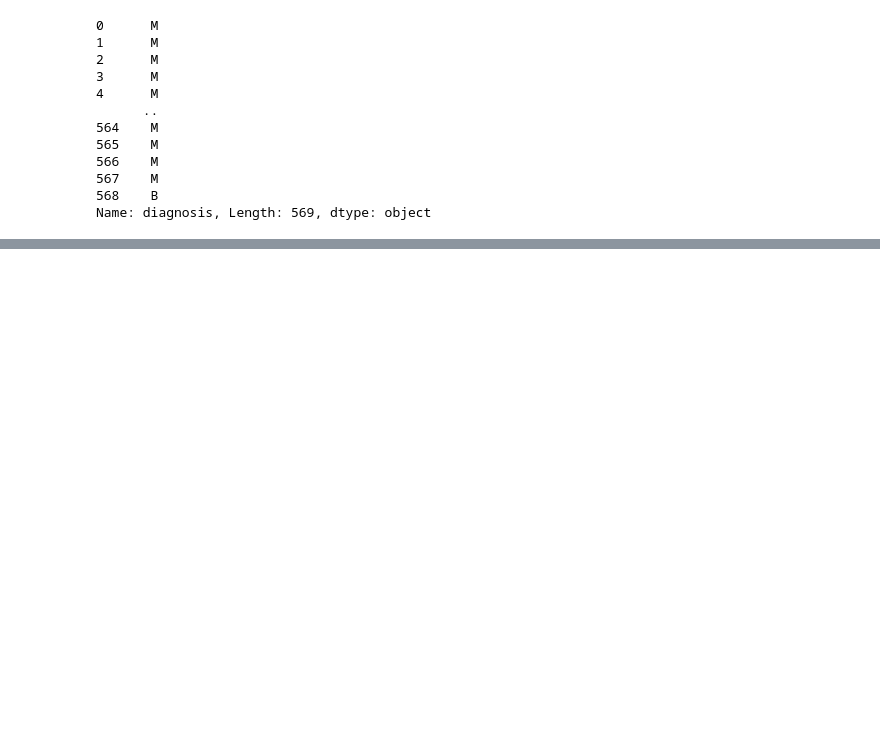
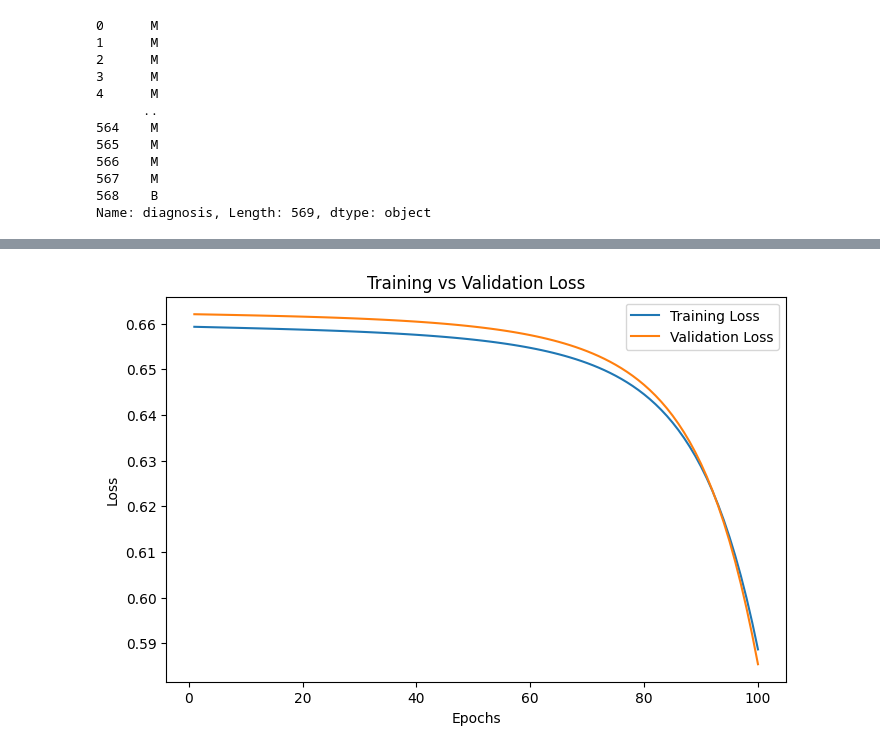
Before and after one commit to RajiaRani/PyTorch, a Jupyter notebook: 01. ANN/04. Binary_Classification_Problem.ipynb, the cells around one changed output, grey strips where cells are left out. Drawn from its saved outputs; the diff is of its cells as text; code cells hidden in the pictures; blank space fills up the shorter version.

```diff
--- a/01. ANN/04. Binary_Classification_Problem.ipynb
+++ b/01. ANN/04. Binary_Classification_Problem.ipynb
@@ -199,9 +212,9 @@ y_test_tensor = torch.from_numpy(y_test)
 # %%
 class Linear:
     def __init__(self, in_features, out_features):
-        self.weights = torch.rand(in_features, out_features, dtype=torch.float64) * 0.01
+        self.weights = torch.rand(in_features, out_features, dtype=torch.float32) * 0.01
         self.weights.requires_grad_()  # make sure weights require grad
-        self.bias = torch.zeros( out_features, dtype=torch.float64, requires_grad=True)
+        self.bias = torch.zeros( out_features, dtype=torch.float32, requires_grad=True)
 
     def forward(self, X):
         return (torch.matmul(X, self.weights)+self.bias)
@@ -211,9 +221,9 @@ epochs = 50
 # %%
 class SimpleANN():
     def __init__(self, input):
-        self.linear1 = Linear(input.shape[1], 5)
-        self.linear2 = Linear(5,3)
-        self.linear3 = Linear(3,1)
+        self.linear1 = Linear(input.shape[1], 16)
+        self.linear2 = Linear(16,8)
+        self.linear3 = Linear(8,1)
 
     def forward(self, X):
         z1 = self.linear1.forward(X)
@@ -235,7 +245,7 @@ class SimpleANN():
 # Training Loop
 model = SimpleANN(X_train_tensor)
 learning_rate = 0.1
-epochs = 50
+epochs = 100
 
 for epoch in range(epochs):
     y_pred = model.forward(X_train_tensor)
@@ -288,0 +299,45 @@ Accuracy: 0.640350878238678
+# %%
+import matplotlib.pyplot as plt
+
+train_losses = []
+val_losses = []
+
+epochs = 100
+learning_rate = 0.1
+
+for epoch in range(epochs):
+    # -------- Training --------
+    y_pred_train = model.forward(X_train_tensor)
+    loss_train = model.loss_function(y_pred_train, y_train_tensor)
+    loss_train.backward()
+
+    # update weights
+    with torch.no_grad():
+        for layer in [model.linear1, model.linear2, model.linear3]:
+            layer.weights -= learning_rate * layer.weights.grad
+            layer.bias -= learning_rate * layer.bias.grad
+            layer.weights.grad.zero_()
+            layer.bias.grad.zero_()
+
+    # store training loss
+    train_losses.append(loss_train.item())
+
+    # -------- Validation --------
+    with torch.no_grad():
+        y_pred_val = model.forward(X_test_tensor)
+        loss_val = model.loss_function(y_pred_val, y_test_tensor)
+        val_losses.append(loss_val.item())
+
+    #print(f"Epoch {epoch+1}: Train Loss={loss_train.item():.4f}, Val Loss={loss_val.item():.4f}")
+
+# -------- Plotting --------
+plt.figure(figsize=(8,5))
+plt.plot(range(1, epochs+1), train_losses, label="Training Loss")
+plt.plot(range(1, epochs+1), val_losses, label="Validation Loss")
+plt.xlabel("Epochs")
+plt.ylabel("Loss")
+plt.title("Training vs Validation Loss")
+plt.legend()
+plt.show()
+# %% [output]
+[figure, added]
```
Also changed, not shown: parts of 10 cells of this notebook, 1 other file.
